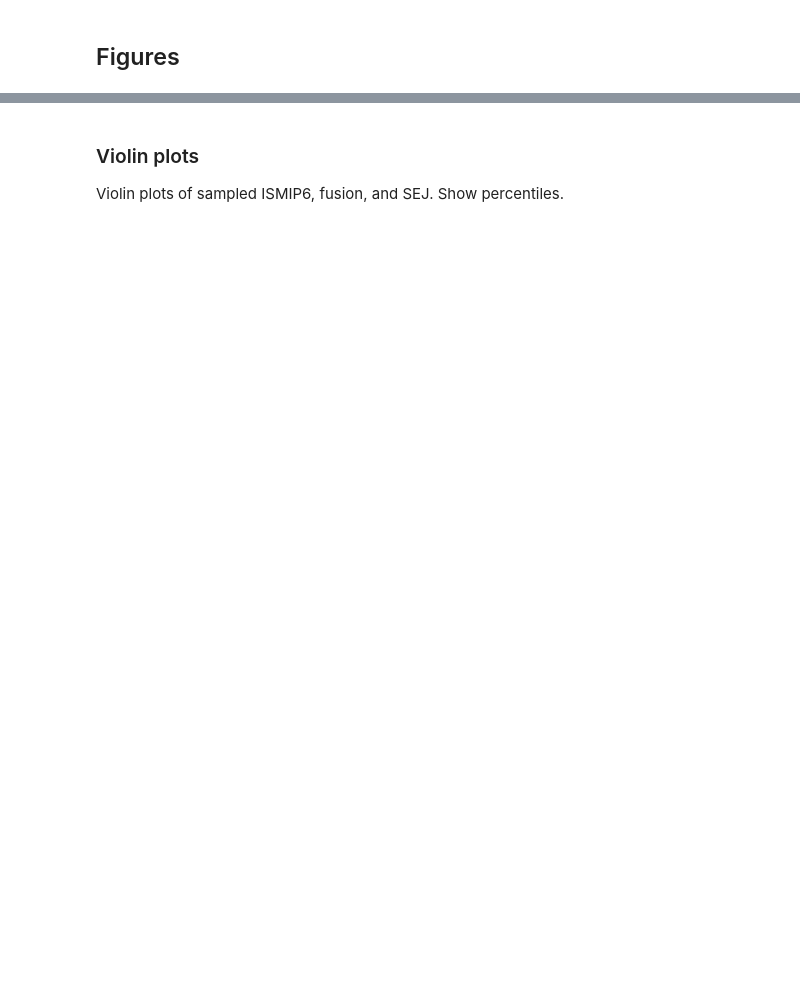
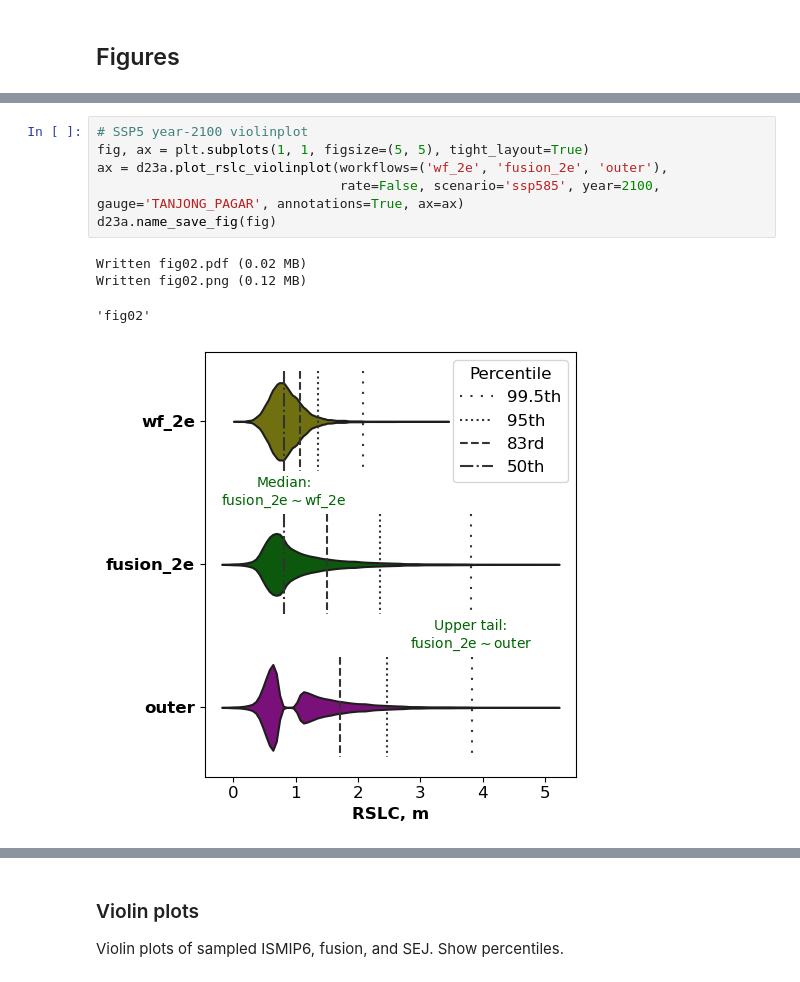
Before and after one commit to grandey/d23a-fusion, a Jupyter notebook: fusion_analysis_d23a.ipynb, the cells around one changed output, grey strips where cells are left out. Drawn from its saved outputs; the diff is of its cells as text; blank space fills up the shorter version.

```diff
--- a/fusion_analysis_d23a.ipynb
+++ b/fusion_analysis_d23a.ipynb
@@ -195,0 +25,11 @@ Written fig01.png (0.33 MB)
+# %%
+# SSP5 year-2100 violinplot
+fig, ax = plt.subplots(1, 1, figsize=(5, 5), tight_layout=True)
+ax = d23a.plot_rslc_violinplot(workflows=('wf_2e', 'fusion_2e', 'outer'),
+                               rate=False, scenario='ssp585', year=2100, gauge='TANJONG_PAGAR', annotations=True, ax=ax)
+d23a.name_save_fig(fig)
+# %% [output]
+Written fig02.pdf (0.02 MB)
+Written fig02.png (0.12 MB)
+'fig02'
+[figure, added]
```
Also changed, not shown: parts of 22 cells of this notebook, 4 other files.
